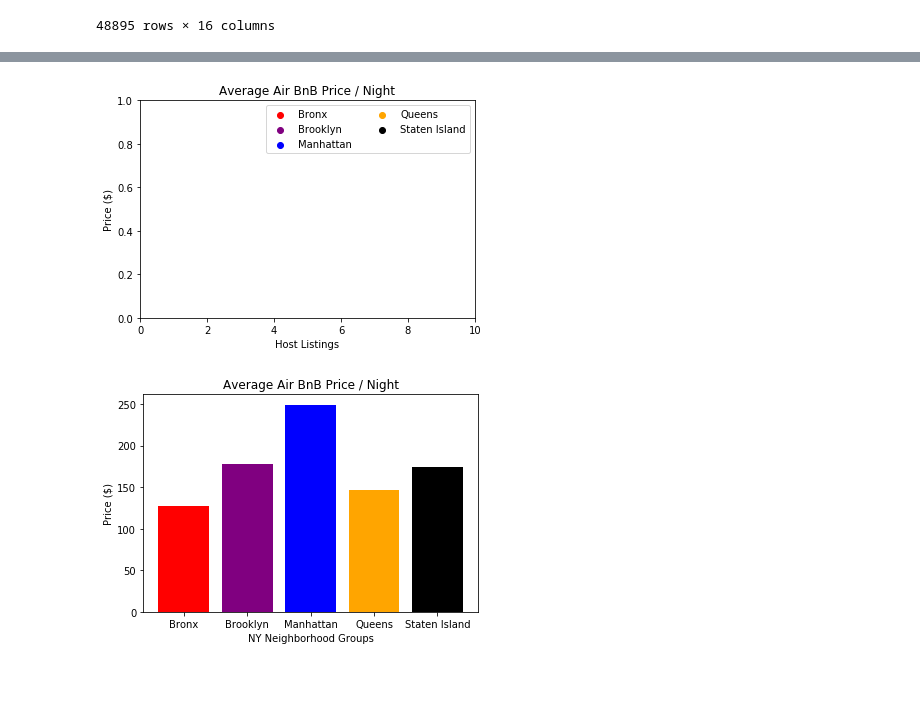
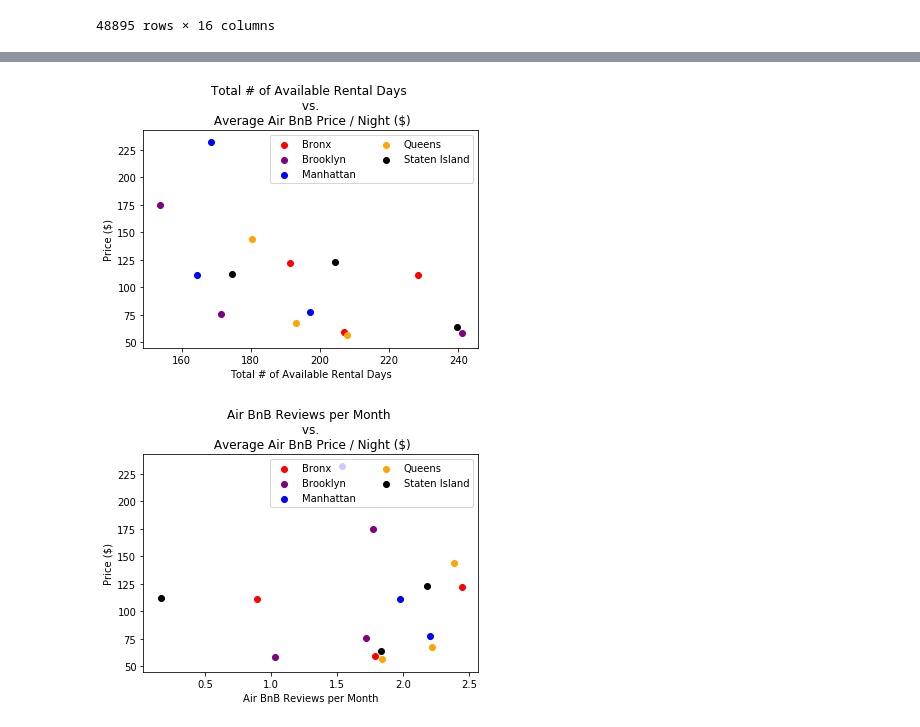
Before and after one commit to mcordray1988/NY_AIR_BNB, a Jupyter notebook: NY_CITY _AIRBNB_DATA.ipynb, the cells around one changed output, grey strips where cells are left out. Saved outputs shown, nothing was run; the diff lists cells and outputs as text; code cells hidden in the pictures; blank space fills up the shorter version.

```diff
--- a/NY_CITY _AIRBNB_DATA.ipynb
+++ b/NY_CITY _AIRBNB_DATA.ipynb
@@ -30,0 +53,4 @@ dfgroupby = df.groupby(["neighbourhood_group","room_type"]).mean()
+# %%
+# Drop all rows with missing information
+df = df.dropna(how='any')
+df.count()
@@ -30,0 +116,4 @@ dfgroupby = df.groupby(["neighbourhood_group","room_type"]).mean()
+# %%
+# Remove unrealistic rental price values
+df = df.loc[(df["price"] >= 35) & (df["price"] <= 1000) & (df["availability_365"] >= 1)]
+df.head()
@@ -78,30 +388,45 @@ bronx.head()
 # %%
-plt.xlim(0,10)
-plt.xlabel("Host Listings")
+bronx_map = plt.scatter(bronx["availability_365"],bronx["price"], color = "red")
+brooklyn_map = plt.scatter(Brooklyn["availability_365"],Brooklyn["price"], color = "purple")
+Manhattan_map = plt.scatter(Manhattan["availability_365"],Manhattan["price"], color = "blue")
+Queens_map = plt.scatter(Queens["availability_365"],Queens["price"], color = "orange")
+Staten_Island_map = plt.scatter(Staten_Island["availability_365"],Staten_Island["price"], color = "black")
+plt.xlabel("Total # of Available Rental Days")
 plt.ylabel("Price ($)")
-plt.title("Average Air BnB Price / Night")
+
+
+plt.title("Total # of Available Rental Days \n vs. \n Average Air BnB Price / Night ($)")
 
 plt.legend((bronx_map, brooklyn_map, Manhattan_map,Queens_map,Staten_Island_map),
             ("Bronx", "Brooklyn", "Manhattan", "Queens", "Staten Island"),
            scatterpoints = 1,
            loc="upper right",
            ncol=2,
            fontsize =10)
+
 plt.show()
+#z = np.polyfit(bronx["availability_365"], bronx["price"], 1)
+#p = np.poly1d(z)
+#plt.plot(bronx["availability_365"],p(bronx["availability_365"]),"r--")
 # %% [output]
-[figure, old version]
+[figure, new version]
 # %%
-plt.bar("Bronx" , bronx["price"], color = "red")
-plt.bar("Brooklyn", Brooklyn["price"], color = "purple")
-plt.bar("Manhattan", Manhattan["price"], color = "blue")
-plt.bar("Queens", Queens["price"], color = "orange")
-plt.bar("Staten Island", Staten_Island["price"], color = "black")
-
-plt.xlabel("NY Neighborhood Groups")
+bronx_map = plt.scatter(bronx["reviews_per_month"],bronx["price"], color = "red")
+brooklyn_map = plt.scatter(Brooklyn["reviews_per_month"],Brooklyn["price"], color = "purple")
+Manhattan_map = plt.scatter(Manhattan["reviews_per_month"],Manhattan["price"], color = "blue")
+Queens_map = plt.scatter(Queens["reviews_per_month"],Queens["price"], color = "orange")
+Staten_Island_map = plt.scatter(Staten_Island["reviews_per_month"], Staten_Island["price"], color = "black")
+plt.legend((bronx_map, brooklyn_map, Manhattan_map,Queens_map,Staten_Island_map),
+            ("Bronx", "Brooklyn", "Manhattan", "Queens", "Staten Island"),
+           scatterpoints = 1,
+           loc="upper right",
+           ncol=2,
+           fontsize =10)
+plt.xlabel("Air BnB Reviews per Month")
 plt.ylabel("Price ($)")
 
-plt.title("Average Air BnB Price / Night")
+plt.title("Air BnB Reviews per Month \n vs. \n Average Air BnB Price / Night ($)")
 
 plt.show()
 # %% [output]
-[figure, old version]
+[figure, new version]
```
Also changed, not shown: parts of 34 cells of this notebook.
